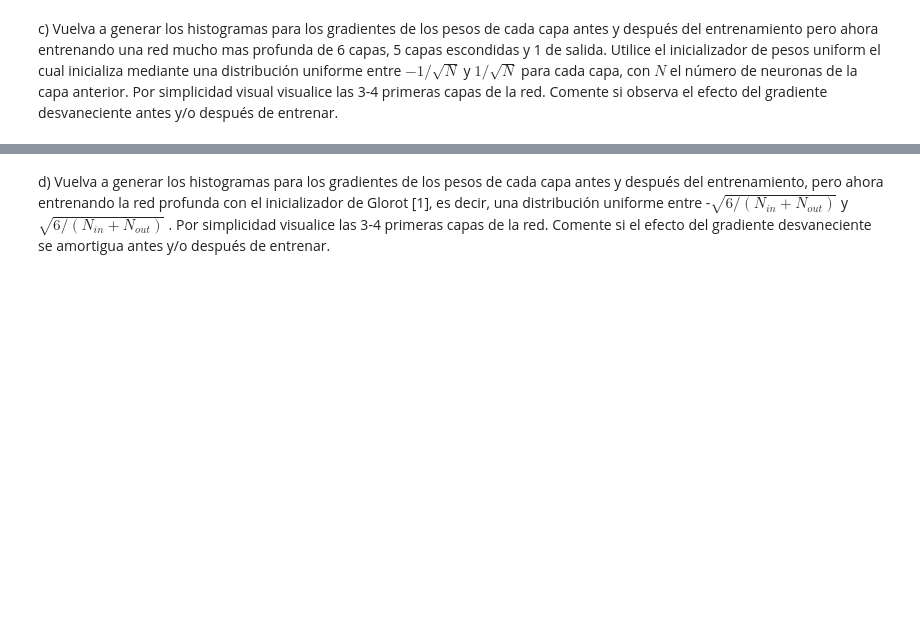
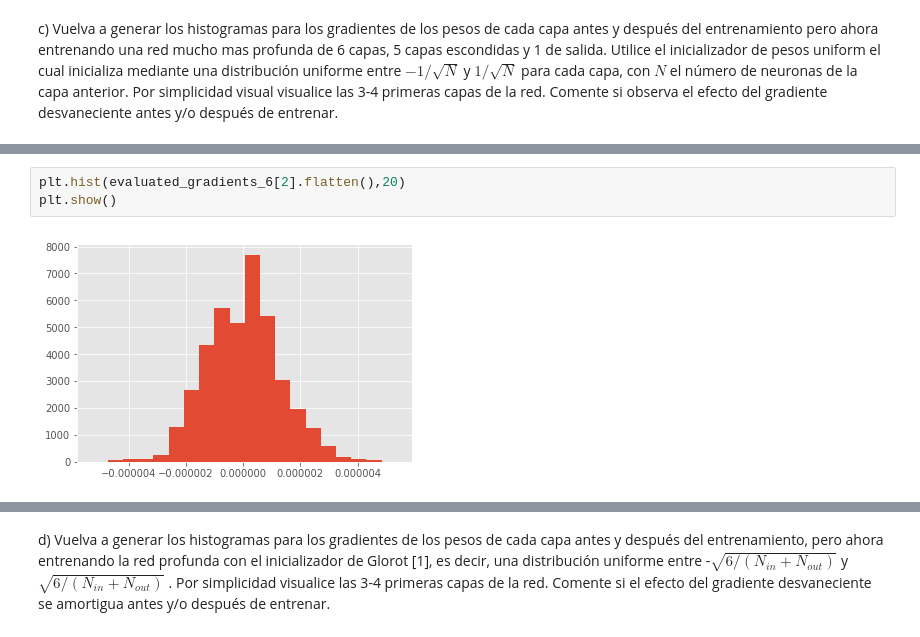
Before and after one commit to MrSutra/NeuralNetworks-1, a Jupyter notebook: Pregunta 2.ipynb, the cells around one changed output, grey strips where cells are left out. Drawn from its saved outputs; the diff is of its cells as text; blank space fills up the shorter version.

```diff
--- a/Pregunta 2.ipynb
+++ b/Pregunta 2.ipynb
@@ -134,0 +157,5 @@ model.compile(optimizer=sgd,loss='mean_squared_error')
+# %%
+plt.hist(evaluated_gradients_6[2].flatten(),20)
+plt.show()
+# %% [output]
+[figure, added]
```
Also changed, not shown: parts of 14 cells of this notebook, 1 other file.
